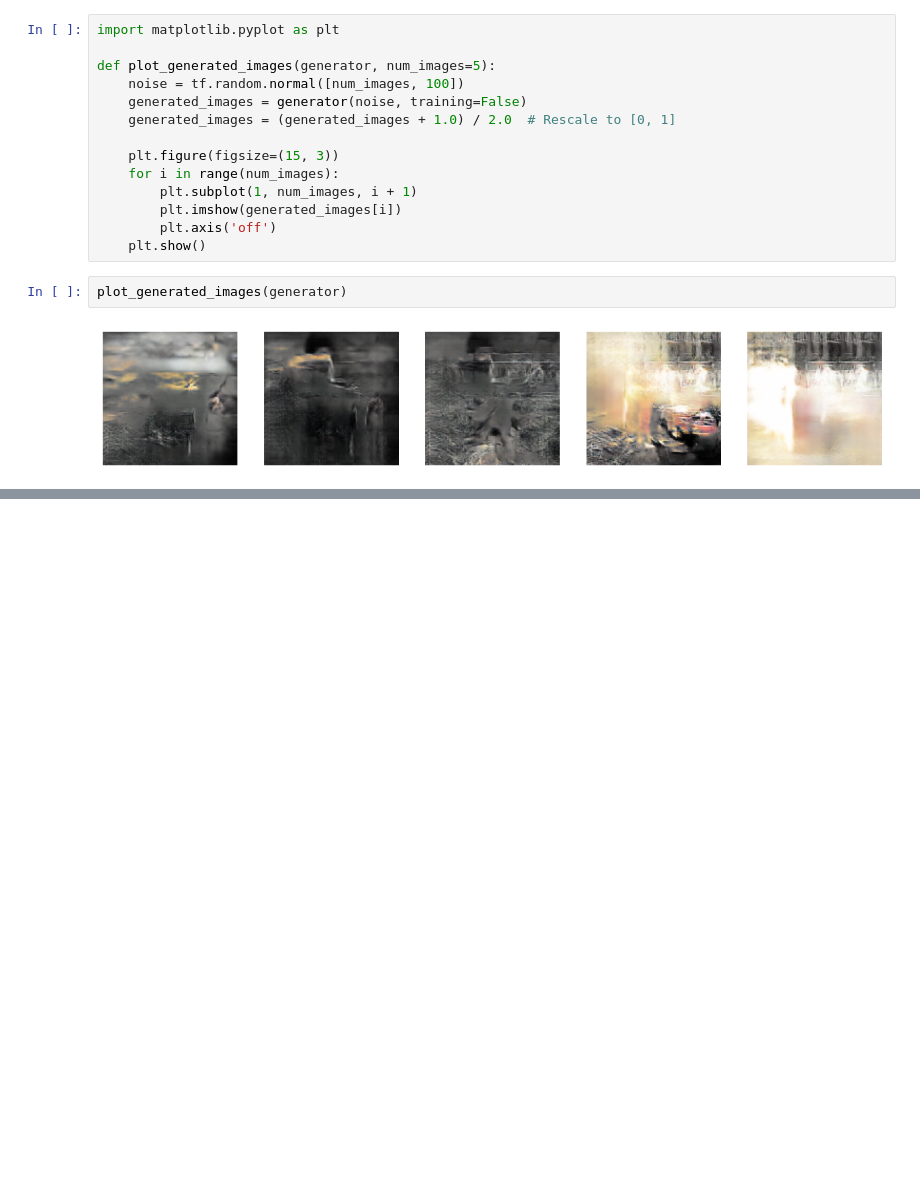
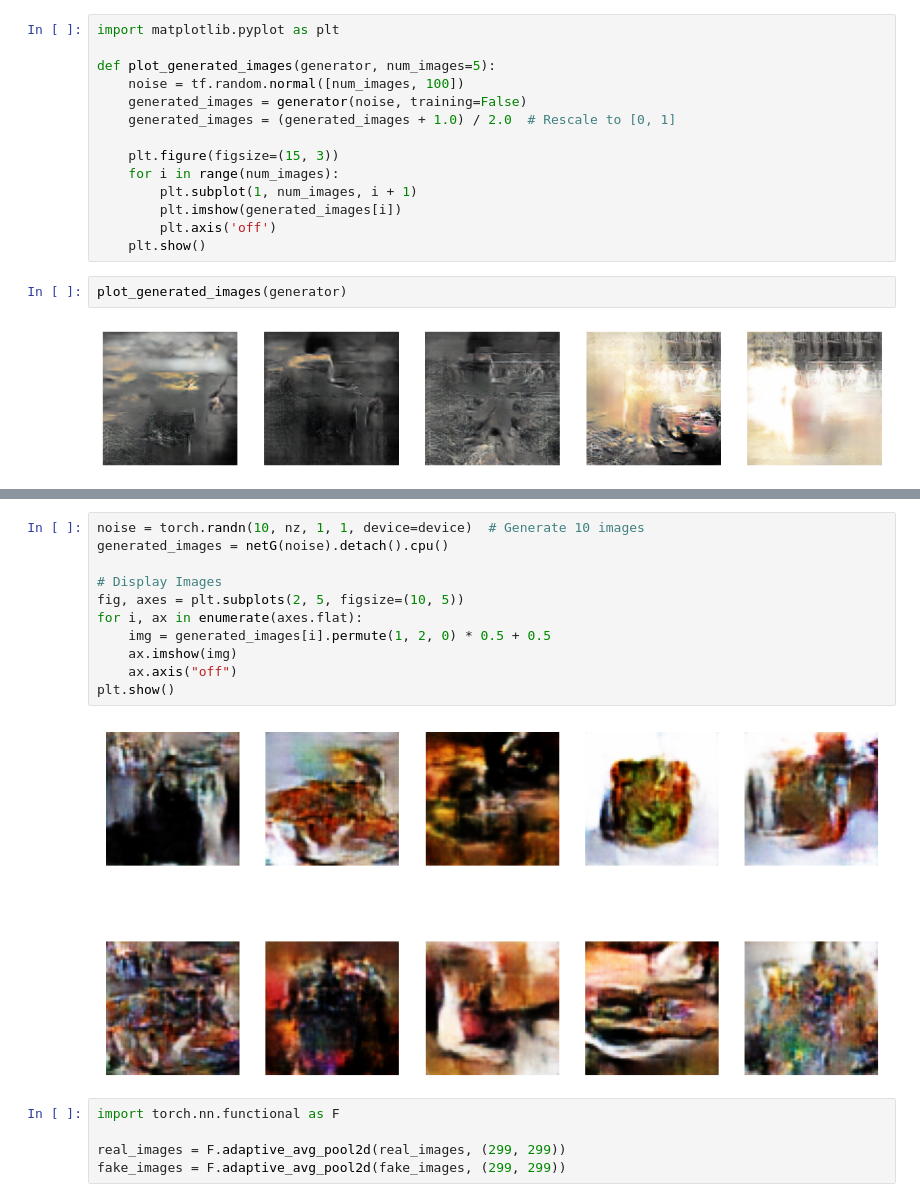
Before and after one commit to LCIT-W25/AISC-T3-Grp2, a Jupyter notebook: AISC2008 - Computer Vision/CV Case Study 2/Main Solution/Main_Solution.ipynb, the cells around one changed output, grey strips where cells are left out. Saved outputs shown, nothing was run; the diff lists cells and outputs as text; blank space fills up the shorter version.

```diff
--- a/AISC2008 - Computer Vision/CV Case Study 2/Main Solution/Main Solution.ipynb
+++ b/AISC2008 - Computer Vision/CV Case Study 2/Main Solution/Main_Solution.ipynb
@@ -443,0 +639,18 @@ plot_generated_images(generator)
+# %%
+noise = torch.randn(10, nz, 1, 1, device=device)  # Generate 10 images
+generated_images = netG(noise).detach().cpu()
+
+# Display Images
+fig, axes = plt.subplots(2, 5, figsize=(10, 5))
+for i, ax in enumerate(axes.flat):
+    img = generated_images[i].permute(1, 2, 0) * 0.5 + 0.5
+    ax.imshow(img)
+    ax.axis("off")
+plt.show()
+# %% [output]
+[figure, added]
+# %%
+import torch.nn.functional as F
+
+real_images = F.adaptive_avg_pool2d(real_images, (299, 299))
+fake_images = F.adaptive_avg_pool2d(fake_images, (299, 299))
```
Also changed, not shown: parts of 12 cells of this notebook.
